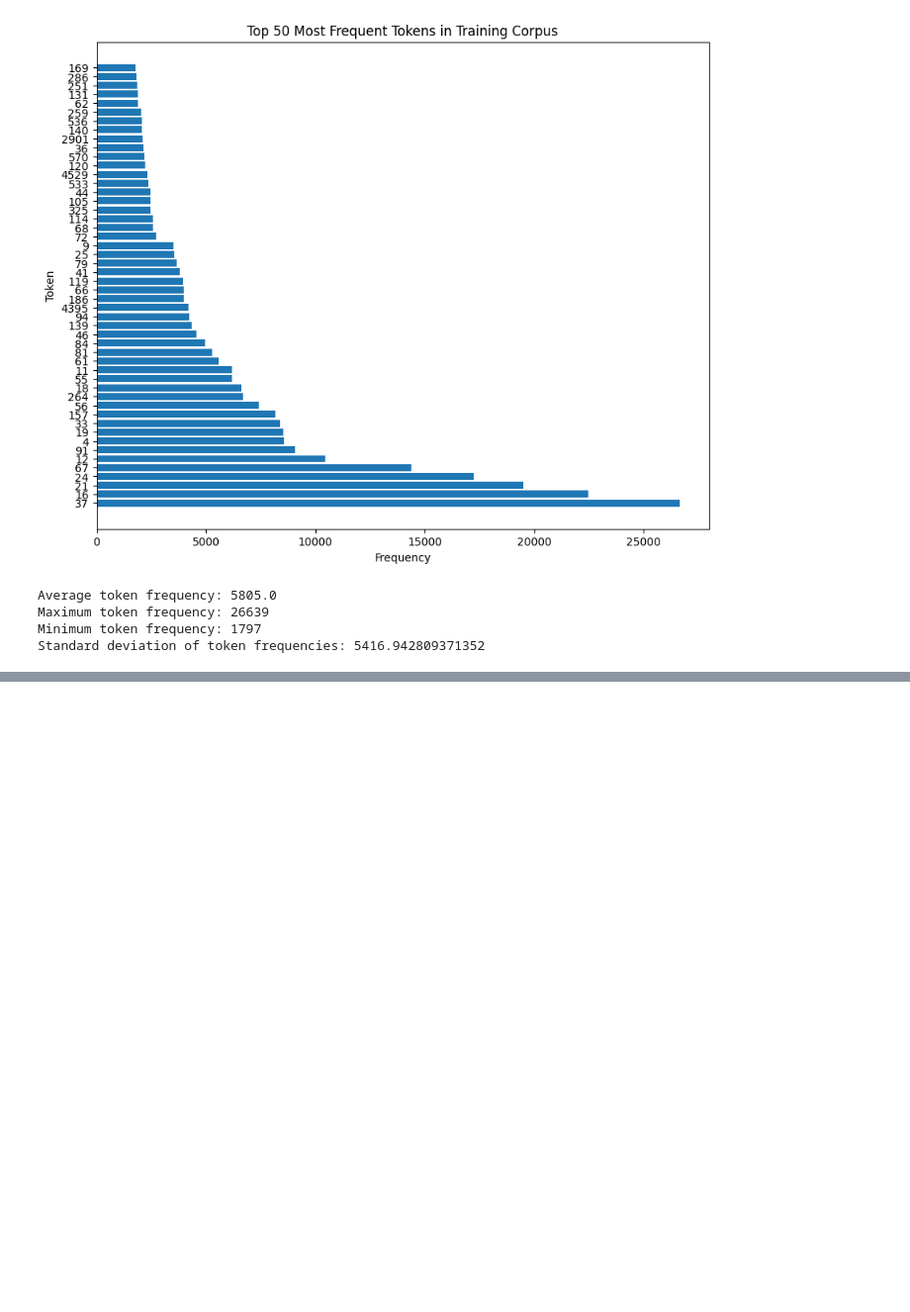
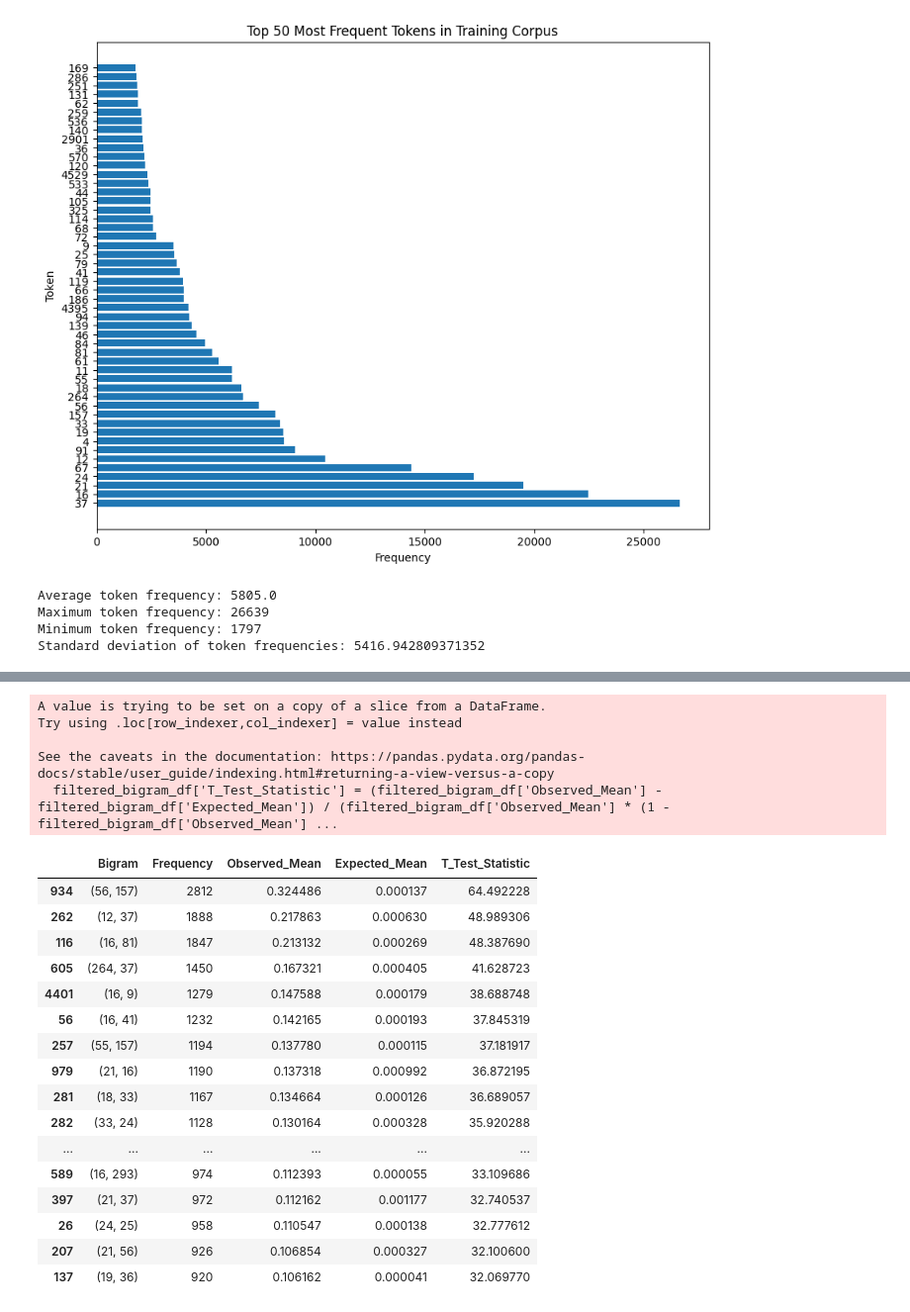
Before and after one commit to miggle711/natural-language-processsing, a Jupyter notebook: assignment1/assignment1.ipynb, the cells around one changed output, grey strips where cells are left out. Shown at 99% size. Saved outputs shown, nothing was run; the diff lists cells and outputs as text; code cells hidden in the pictures; blank space fills up the shorter version.

Commit message:
feat: done with collocation discovery

```diff
--- a/assignment1/assignment1.ipynb
+++ b/assignment1/assignment1.ipynb
@@ -99,0 +319,3 @@ Standard deviation of token frequencies: 5416.942809371352
+# %%
+filtered_bigram_df = bigram_df[bigram_df['Frequency'] >= 5]
+print(f"Number of bigrams that appear 5 or more times: {len(filtered_bigram_df)}")
@@ -99,0 +324,4 @@ Standard deviation of token frequencies: 5416.942809371352
+# %%
+# calculate observed mean for each bigram
+filtered_bigram_df['Observed_Mean'] = filtered_bigram_df['Frequency'] / len(train_indexed)
+filtered_bigram_df.head()
@@ -99,0 +340,22 @@ Standard deviation of token frequencies: 5416.942809371352
+# %%
+# calculate the expected mean for each bigram under the assumption of independence
+# expected mean = (frequency of first token / total tokens) * (frequency of second token / total tokens)
+
+# get token frequencies as a dictionary for quick lookup
+token_freq_dict = dict(zip(token_df['Token'], token_df['Frequency']))
+total_tokens = sum(token_df['Frequency'])
+
+def calculate_expected_mean(bigram: tuple) -> float:
+    token1, token2 = bigram
+    freq_token1 = token_freq_dict.get(token1, 0)
+    freq_token2 = token_freq_dict.get(token2, 0)
+    expected_mean = (freq_token1 / total_tokens) * (freq_token2 / total_tokens)
+    return expected_mean
+
+# calculate expected mean for each bigram and add it to the dataframe
+for index, row in filtered_bigram_df.iterrows():
+    bigram = row['Bigram']
+    expected_mean = calculate_expected_mean(bigram)
+    filtered_bigram_df.at[index, 'Expected_Mean'] = expected_mean
+
+filtered_bigram_df.head()
@@ -99,0 +369,27 @@ Standard deviation of token frequencies: 5416.942809371352
+# %%
+# calculate the t-test statistic for each bigram to identify collocations
+filtered_bigram_df['T_Test_Statistic'] = (filtered_bigram_df['Observed_Mean'] - filtered_bigram_df['Expected_Mean']) / (filtered_bigram_df['Observed_Mean'] * (1 - filtered_bigram_df['Observed_Mean']) / len(train_indexed))**0.5
+filtered_bigram_df.head(20)
+# %% [output]
+A value is trying to be set on a copy of a slice from a DataFrame.
+Try using .loc[row_indexer,col_indexer] = value instead
+
+See the caveats in the documentation: https://pandas.pydata.org/pandas-docs/stable/user_guide/indexing.html#returning-a-view-versus-a-copy
+  filtered_bigram_df['T_Test_Statistic'] = (filtered_bigram_df['Observed_Mean'] - filtered_bigram_df['Expected_Mean']) / (filtered_bigram_df['Observed_Mean'] * (1 - filtered_bigram_df['Observed_Mean'] ...
+|  | Bigram | Frequency | Observed_Mean | Expected_Mean | T_Test_Statistic |
+| 934 | (56, 157) | 2812 | 0.324486 | 0.000137 | 64.492228 |
+| 262 | (12, 37) | 1888 | 0.217863 | 0.000630 | 48.989306 |
+| 116 | (16, 81) | 1847 | 0.213132 | 0.000269 | 48.387690 |
+| 605 | (264, 37) | 1450 | 0.167321 | 0.000405 | 41.628723 |
+| 4401 | (16, 9) | 1279 | 0.147588 | 0.000179 | 38.688748 |
+| 56 | (16, 41) | 1232 | 0.142165 | 0.000193 | 37.845319 |
+| 257 | (55, 157) | 1194 | 0.137780 | 0.000115 | 37.181917 |
+| 979 | (21, 16) | 1190 | 0.137318 | 0.000992 | 36.872195 |
+| 281 | (18, 33) | 1167 | 0.134664 | 0.000126 | 36.689057 |
+| 282 | (33, 24) | 1128 | 0.130164 | 0.000328 | 35.920288 |
+| ... | ... | ... | ... | ... | ... |
+| 589 | (16, 293) | 974 | 0.112393 | 0.000055 | 33.109686 |
+| 397 | (21, 37) | 972 | 0.112162 | 0.001177 | 32.740537 |
+| 26 | (24, 25) | 958 | 0.110547 | 0.000138 | 32.777612 |
+| 207 | (21, 56) | 926 | 0.106854 | 0.000327 | 32.100600 |
+| 137 | (19, 36) | 920 | 0.106162 | 0.000041 | 32.069770 |
```
Also changed, not shown: parts of 24 cells of this notebook.
